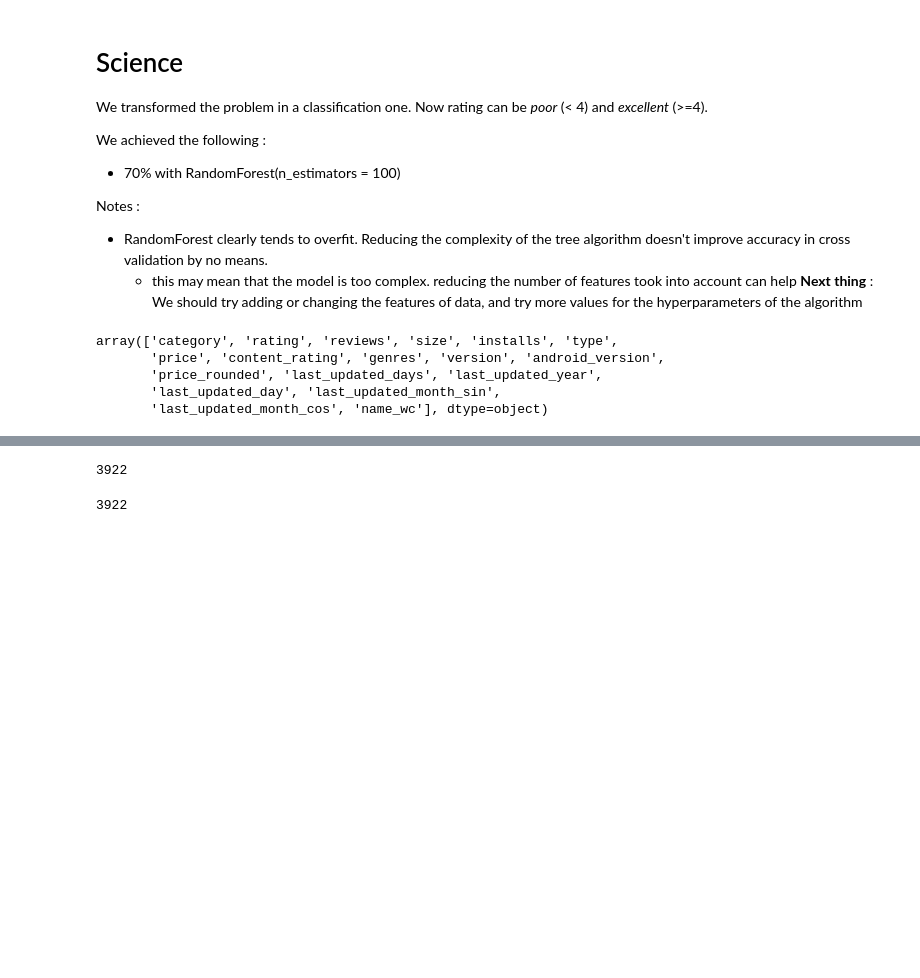
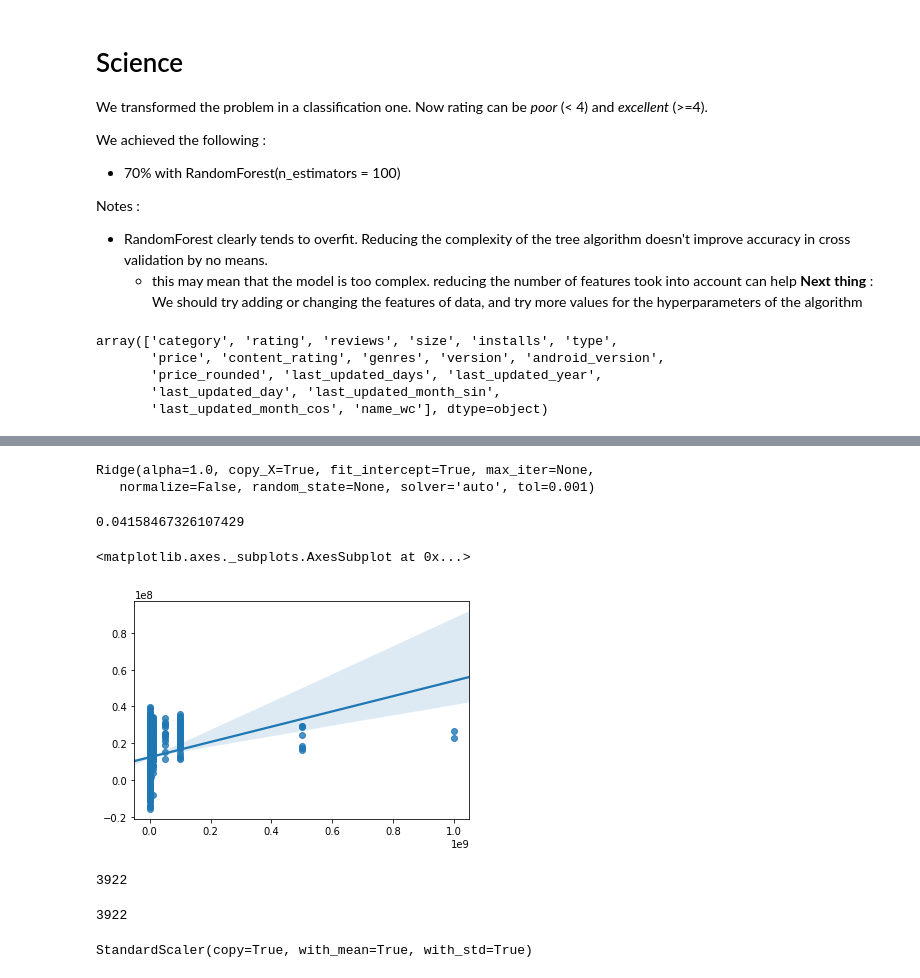
Before and after one commit to mihaighidoveanu/data-science-lab, a Jupyter notebook: AndroidScience.ipynb, the cells around one changed output, grey strips where cells are left out. Saved outputs shown, nothing was run; the diff lists cells and outputs as text; code cells hidden in the pictures; blank space fills up the shorter version.

```diff
--- a/AndroidScience.ipynb
+++ b/AndroidScience.ipynb
@@ -94,6 +107,18 @@ dtype: int64
 # %%
 from sklearn.model_selection import train_test_split
 x_train, x_test, y_train, y_test = train_test_split(X, Y, test_size = 0.2, random_state = 42)
+# %%
+from sklearn.linear_model import Ridge
+reg = Ridge()
+reg.fit(x_train, y_train)
+reg.score(x_train, y_train)
+sns.regplot(y_train, reg.predict(x_train))
+# %% [output]
+Ridge(alpha=1.0, copy_X=True, fit_intercept=True, max_iter=None,
+   normalize=False, random_state=None, solver='auto', tol=0.001)
+0.04158467326107429
+<matplotlib.axes._subplots.AxesSubplot at 0x...>
+[figure, added]
 # %%
 # the dataset is rather imbalanced, which will skew the results. So we reduce the number of big rating examples
 # we can also try upsampling the small rating examples
@@ -110,10 +135,14 @@ len(y_train[y_train==0])
 # %%
 from sklearn import preprocessing
 # scale data if needed. forests and trees don't need it. Others do.
-scale = False
+scale = True
 if scale:
     scaler = preprocessing.StandardScaler()
-    X = scaler.fit_transform(X)
+    scaler.fit(x_train)
+    x_train = scaler.transform(x_train)
+    x_test = scaler.transform(x_test)
+# %% [output]
+StandardScaler(copy=True, with_mean=True, with_std=True)
 # %%
 from sklearn import ensemble, tree, svm, neighbors
 from sklearn.model_selection import cross_val_score
```
Also changed, not shown: parts of 28 cells of this notebook, 2 other files.
